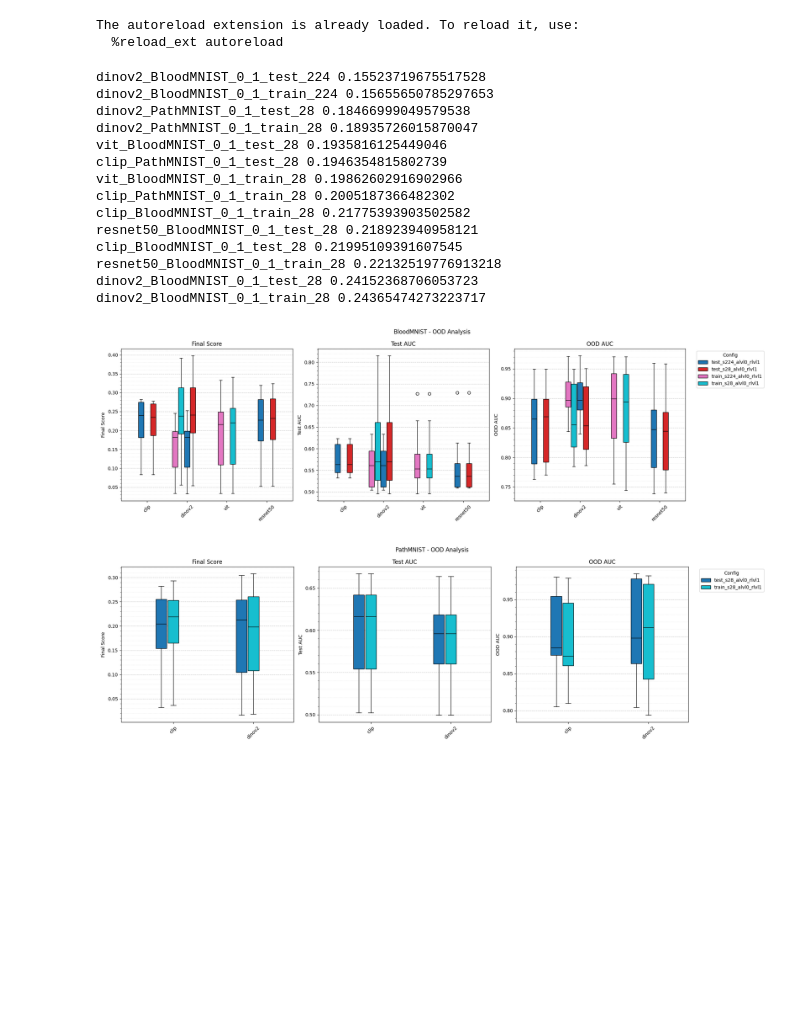
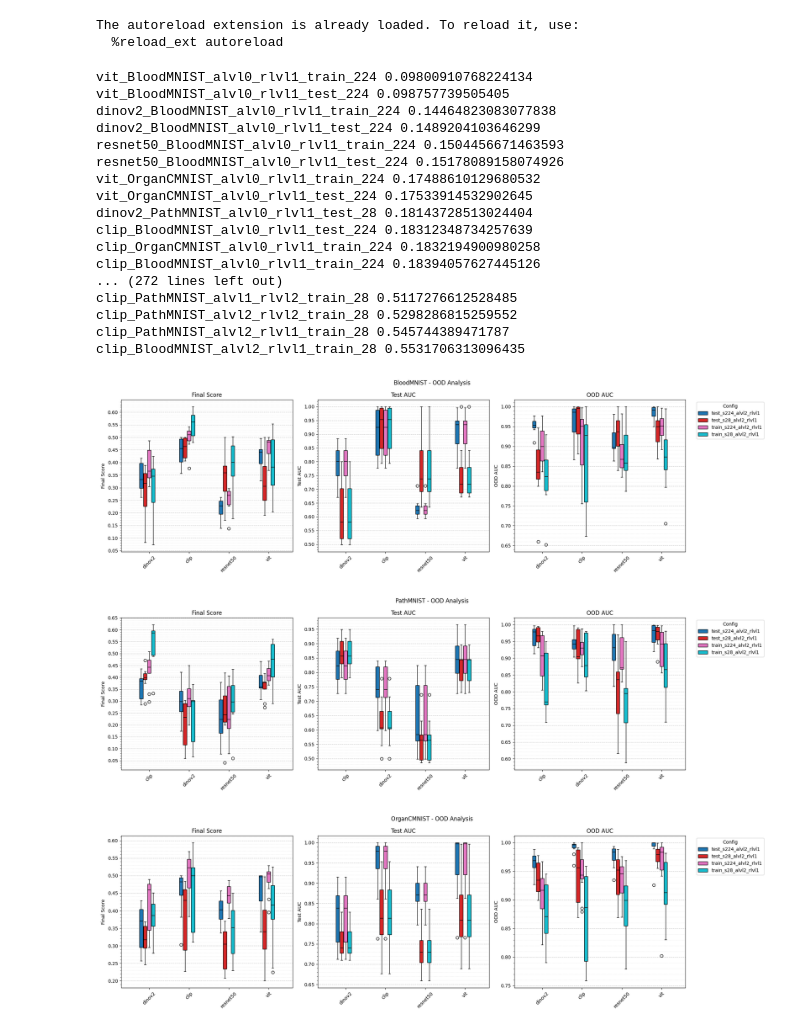
Before and after one commit to Arty-Facts/gan_sampling_classification, a Jupyter notebook: viz_logs.ipynb, the cells around one changed output. Drawn from its saved outputs; the diff is of its cells as text; code cells hidden in the pictures; blank space fills up the shorter version.

```diff
--- a/viz_logs.ipynb
+++ b/viz_logs.ipynb
@@ -27,25 +27,28 @@ for exp in ood_metrics.load_ood("ood_metric.jsonl"):
     ood_name, ood_auc, ood_mean = zip(*score[2:])
     ood_auc, ood_mean = np.mean(ood_auc), np.mean(ood_mean)
     score = 1 - ood_auc + abs(test_auc-0.5)
-    res.setdefault(f"{encoder}_{dataset}_{aug_level}_{reduce_level}_{type}_{size}", []).append(score.item())
+    res.setdefault(f"{encoder}_{dataset}_alvl{aug_level}_rlvl{reduce_level}_{type}_{size}", []).append(score.item())
 
 for name, score in sorted(res.items(), key=lambda x: np.mean(x[1])):
     print(name, np.mean(score))
 # %% [output]
-dinov2_BloodMNIST_0_1_test_224 0.15523719675517528
-dinov2_BloodMNIST_0_1_train_224 0.15655650785297653
-dinov2_PathMNIST_0_1_test_28 0.18466999049579538
-dinov2_PathMNIST_0_1_train_28 0.18935726015870047
-vit_BloodMNIST_0_1_test_28 0.1935816125449046
-clip_PathMNIST_0_1_test_28 0.1946354815802739
-vit_BloodMNIST_0_1_train_28 0.19862602916902966
-clip_PathMNIST_0_1_train_28 0.2005187366482302
-clip_BloodMNIST_0_1_train_28 0.21775393903502582
-resnet50_BloodMNIST_0_1_test_28 0.218923940958121
-clip_BloodMNIST_0_1_test_28 0.21995109391607545
-resnet50_BloodMNIST_0_1_train_28 0.22132519776913218
-dinov2_BloodMNIST_0_1_test_28 0.24152368706053723
-dinov2_BloodMNIST_0_1_train_28 0.24365474273223717
+vit_BloodMNIST_alvl0_rlvl1_train_224 0.09800910768224134
+vit_BloodMNIST_alvl0_rlvl1_test_224 0.098757739505405
+dinov2_BloodMNIST_alvl0_rlvl1_train_224 0.14464823083077838
+dinov2_BloodMNIST_alvl0_rlvl1_test_224 0.1489204103646299
+resnet50_BloodMNIST_alvl0_rlvl1_train_224 0.1504456671463593
+resnet50_BloodMNIST_alvl0_rlvl1_test_224 0.15178089158074926
+vit_OrganCMNIST_alvl0_rlvl1_train_224 0.17488610129680532
+vit_OrganCMNIST_alvl0_rlvl1_test_224 0.17533914532902645
+dinov2_PathMNIST_alvl0_rlvl1_test_28 0.18143728513024404
+clip_BloodMNIST_alvl0_rlvl1_test_224 0.18312348734257639
+clip_OrganCMNIST_alvl0_rlvl1_train_224 0.1832194900980258
+clip_BloodMNIST_alvl0_rlvl1_train_224 0.18394057627445126
+... (272 lines left out)
+clip_PathMNIST_alvl1_rlvl2_train_28 0.5117276612528485
+clip_PathMNIST_alvl2_rlvl2_train_28 0.5298286815259552
+clip_PathMNIST_alvl2_rlvl1_train_28 0.545744389471787
+clip_BloodMNIST_alvl2_rlvl1_train_28 0.5531706313096435
 # %%
 
 # Reorganize the loaded data
@@ -62,7 +65,12 @@ for exp in ood_metrics.load_ood("ood_metric.jsonl"):
     test_name, test_auc, test_mean = score[1]
     ood_name, ood_auc, ood_mean = zip(*score[2:])
     ood_auc = np.mean(ood_auc)
+    ood_mean = np.mean(ood_mean)
     final_score = 1 - ood_auc + abs(test_auc - 0.5)
+    if reduce_level != 1:
+        continue
+    if aug_level != 2:
+        continue
     res.setdefault(f"{encoder}_{dataset}_{aug_level}_{reduce_level}_{type_}_{size}", []).append((final_score, test_auc, ood_auc))
 
 # Step 2: Reorganize data -> dataset -> encoder -> config -> [(final_score, test_auc, ood_auc)]
@@ -82,7 +90,7 @@ for dataset, encoders in reorganized_res.items():
     encoder_list = list(encoders.keys())
     encoder_positions = np.arange(len(encoder_list))
     config_set = sorted({cfg for encoder_data in encoders.values() for cfg in encoder_data})
-    width = 0.15
+    width = 0.1
 
     # Assign colors
     color_map = plt.cm.tab10(np.linspace(0, 1, len(config_set)))
@@ -110,32 +118,33 @@ for dataset, encoders in reorganized_res.items():
             patch_artist=True,
             widths=width * 0.9,
             showfliers=True,
             medianprops=dict(color='black')
         )
 
         for i, patch in enumerate(bp['boxes']):
             cfg_idx = i % len(config_set)
             patch.set_facecolor(color_map[cfg_idx])
 
         ax.set_title(metric_name)
         ax.set_ylabel(metric_name)
         ax.set_xticks(encoder_positions)
         ax.set_xticklabels(encoder_list, rotation=45)
         ax.yaxis.set_major_locator(plt.MultipleLocator(0.05))
         ax.yaxis.set_minor_locator(plt.MultipleLocator(0.01))
         ax.grid(which='major', axis='y', linestyle='--', alpha=0.7)
         ax.grid(which='minor', axis='y', linestyle=':', alpha=0.3)
 
     # Add legend
     legend_handles = [
         Patch(facecolor=color, edgecolor='black', label=f"{cfg[0]}_s{cfg[1]}_alvl{cfg[2]}_rlvl{cfg[3]}")
         for cfg, color in config_colors.items()
     ]
     axes[-1].legend(handles=legend_handles, title="Config", bbox_to_anchor=(1.05, 1), loc='upper left')
 
     plt.suptitle(f"{dataset} - OOD Analysis")
     plt.tight_layout()
     plt.show()
 # %% [output]
-[figure, old version]
+[figure, new version]
-[figure, old version]
+[figure, new version]
+[figure, added]
```
Also changed, not shown: 4 other files.
